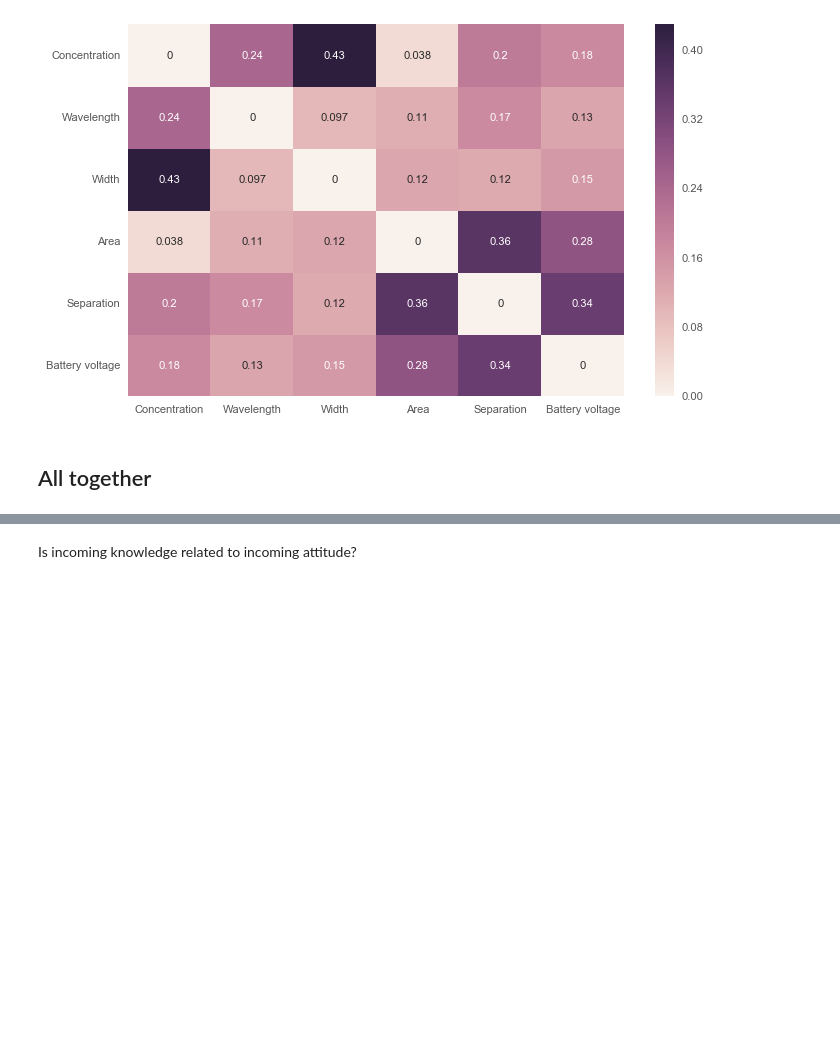
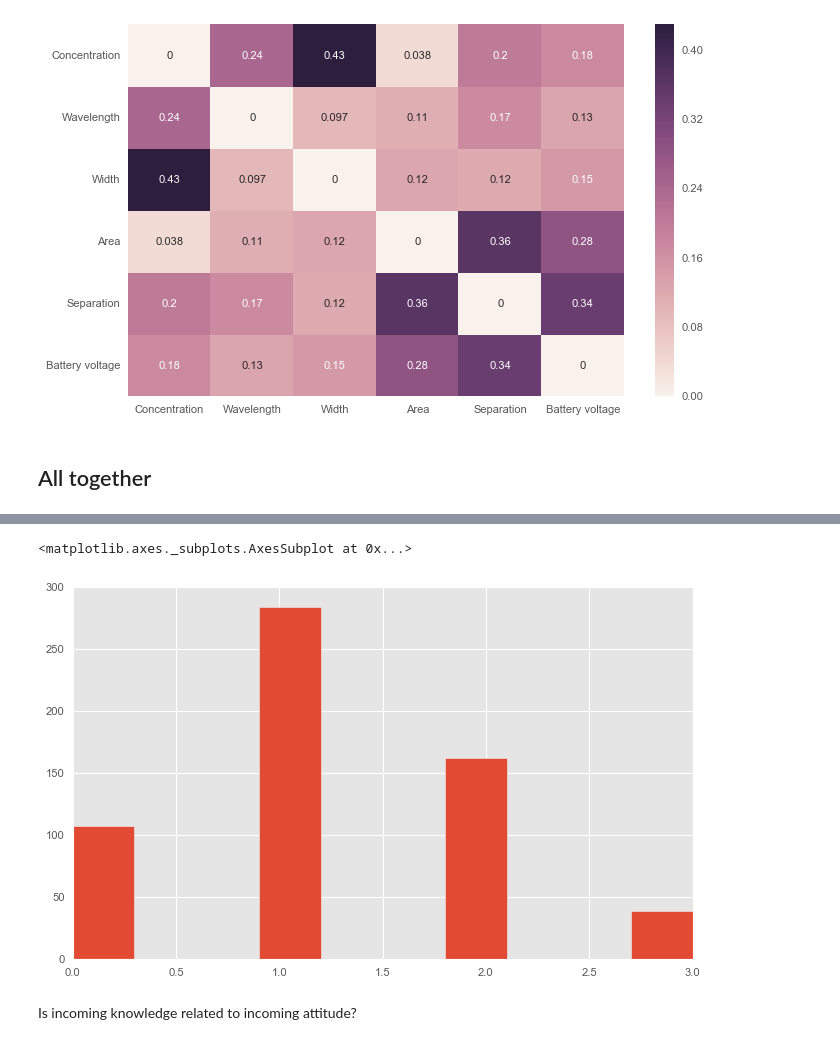
Before and after one commit to jmassall/inquiry_virtualLabs_study, a Jupyter notebook: analysis/incoming_attributes_analysis.ipynb, the cells around one changed output, grey strips where cells are left out. Saved outputs shown, nothing was run; the diff lists cells and outputs as text; code cells hidden in the pictures; blank space fills up the shorter version.

```diff
--- a/analysis/incoming_attributes_analysis.ipynb
+++ b/analysis/incoming_attributes_analysis.ipynb
@@ -321,3 +354,8 @@ sns.heatmap(correlation_matrix,yticklabels=know_columns,xticklabels=know_columns
+# %%
+data[["Area",'Concentration','Separation','Width']].stack().hist()
+# %% [output]
+<matplotlib.axes._subplots.AxesSubplot at 0x...>
+[figure, added]
 # %%
 data['incoming_knowledge_L'] = (data['Concentration']+data['Width']+data['Wavelength'])
 data['incoming_knowledge_C'] = (data['Area']+data['Separation']+data['Battery voltage'])
```
Also changed, not shown: parts of 16 cells of this notebook.
